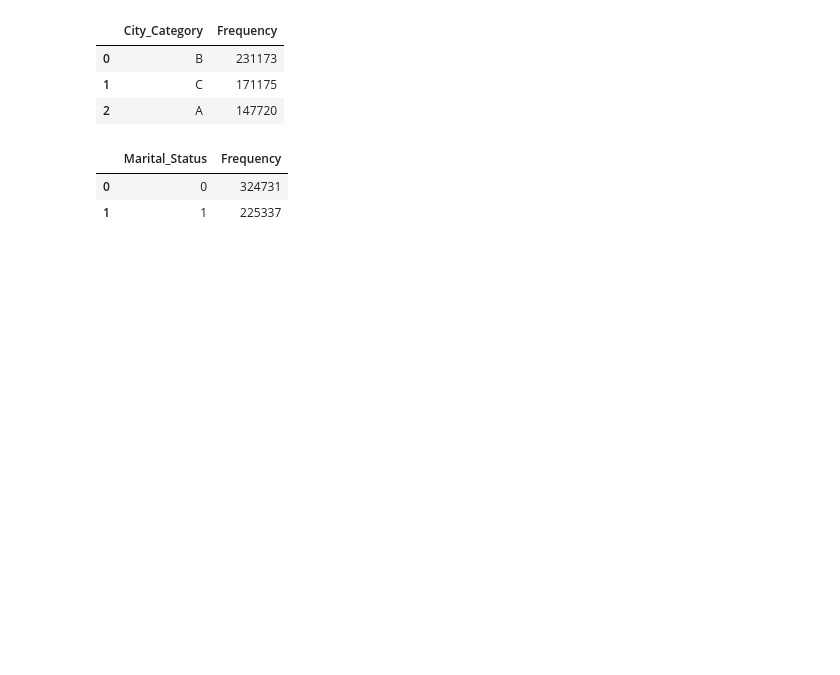
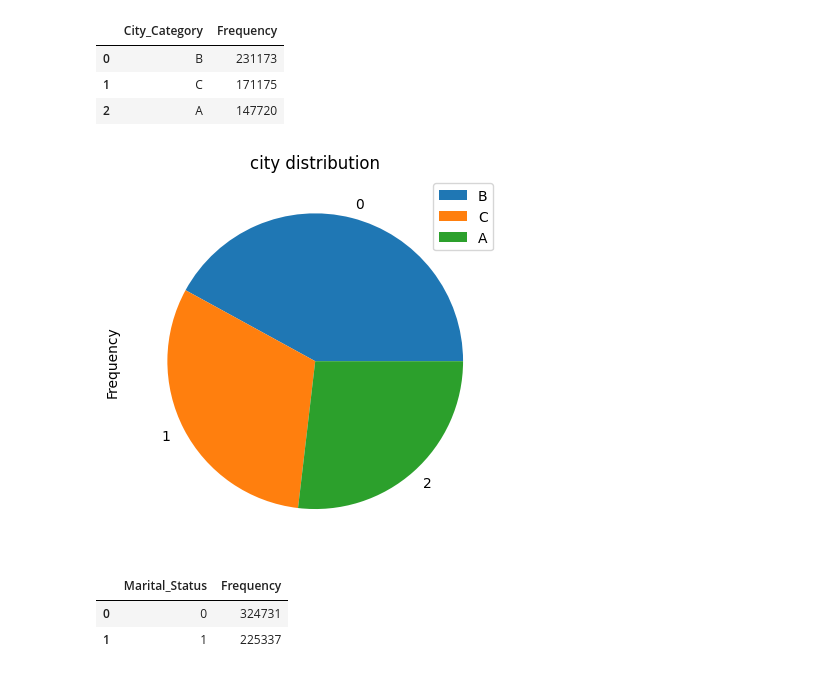
Before and after one commit to DulanjaliLiyanage/UOM-Data-Science-Project-CS5617, a Jupyter notebook: Project/239162A - CS5617 - Data Science.ipynb, the cells around one changed output. Drawn from its saved outputs; the diff is of its cells as text; code cells hidden in the pictures; blank space fills up the shorter version.

```diff
--- a/Project/239162A - CS5617 - Data Science.ipynb
+++ b/Project/239162A - CS5617 - Data Science.ipynb
@@ -221,6 +240,13 @@ city_cat_freq
 | 0 | B | 231173 |
 | 1 | C | 171175 |
 | 2 | A | 147720 |
+# %%
+city_cat_freq.plot.pie(x='City_Category',y='Frequency', rot=0)
+plt.legend(["B", "C","A"])
+plt.title("city distribution")
+plt.savefig("City distribution.png")
+# %% [output]
+[figure, added]
 # %%
 marital_status_freq = df.Marital_Status.value_counts()
 marital_status_freq = pd.DataFrame({'Marital_Status': marital_status_freq.index, 'Frequency': marital_status_freq.values})
```
Also changed, not shown: parts of 24 cells of this notebook, 20 other files.
